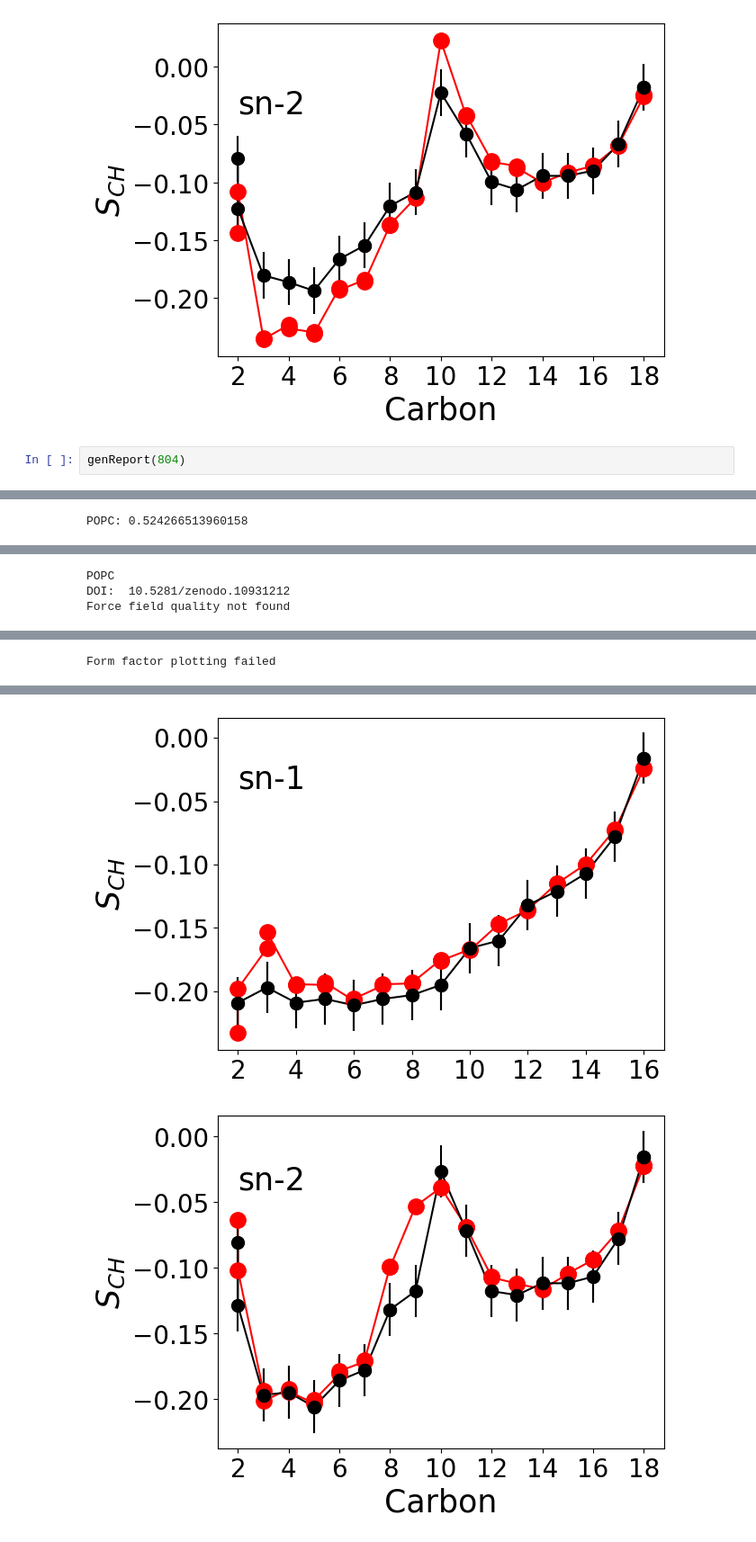
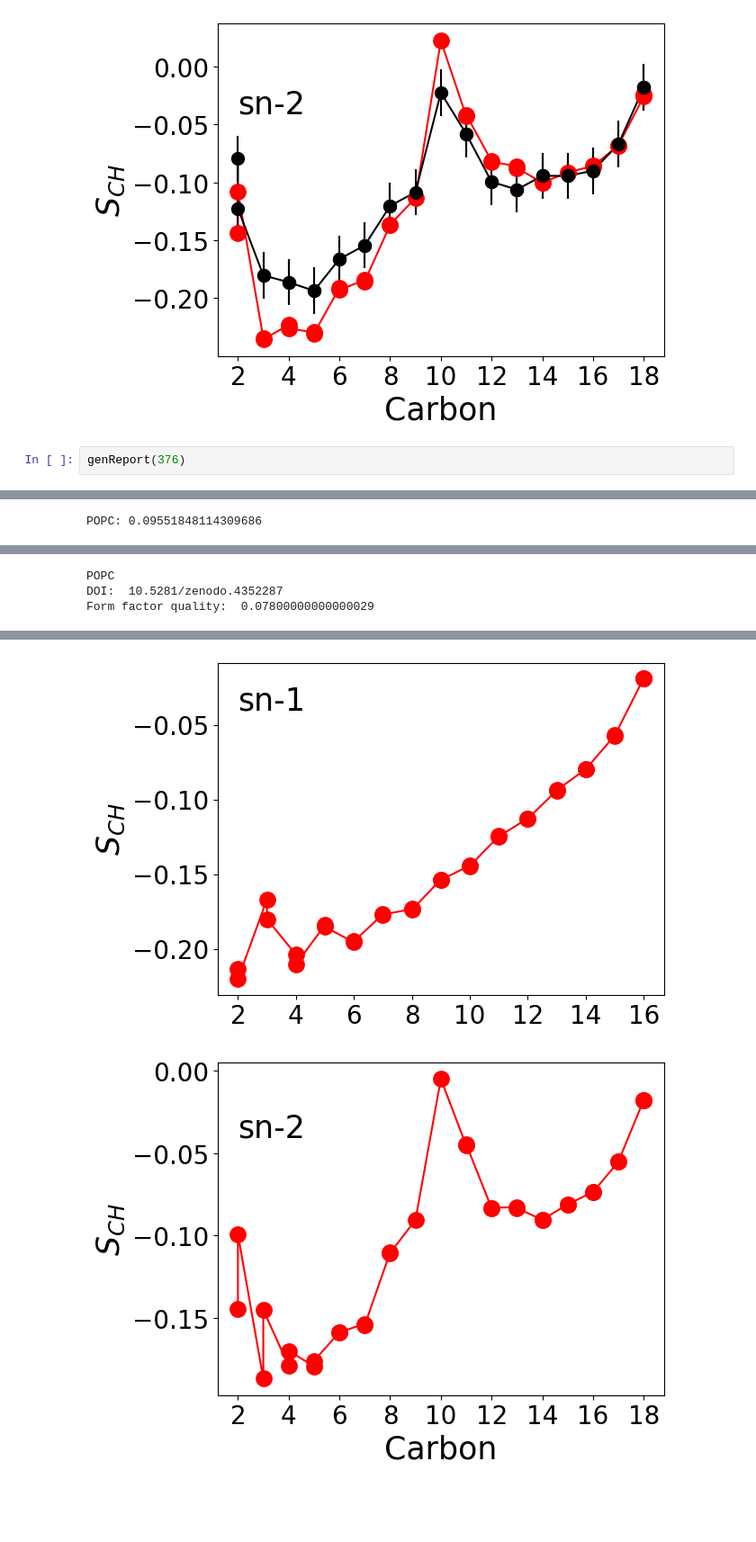
Before and after one commit to yetulaxman/databank-template, a Jupyter notebook: scripts/plotSimulation.ipynb, the cells around one changed output, grey strips where cells are left out. Shown: that part at 90% size. Drawn from its saved outputs; the diff is of its cells as text; blank space fills up the shorter version.

Commit message:
Update plots

```diff
--- a/scripts/plotSimulation.ipynb
+++ b/scripts/plotSimulation.ipynb
@@ -133,6 +133,6 @@ Form factor quality:  0.9550000000000003
 [figure]
 [figure]
 # %%
-genReport(804)
+genReport(376)
 # %% [output]
 
@@ -149,9 +149,9 @@ Simulation permanent link: https://doi.org/10.5281/zenodo.10931212
 - Relative equilibration time for each lipid in the simulation (ns):
-POPC: 0.524266513960158
+POPC: 0.09551848114309686
 
 ### Graphical report
 _Plot form factor and C-H bond order parameters from the simulation_
 _together with corresponding experimental data (if avaible)_
 POPC
-DOI:  10.5281/zenodo.10931212
-Force field quality not found
+DOI:  10.5281/zenodo.4352287
+Form factor quality:  0.07800000000000029
@@ -159 +158,0 @@ Force field quality not found
-Form factor plotting failed
@@ -161,2 +160,2 @@ Form factor plotting failed
-[figure, old version]
+[figure, new version]
-[figure, old version]
+[figure, new version]
```
Also changed, not shown: parts of 1 cell of this notebook, 1 other file.
